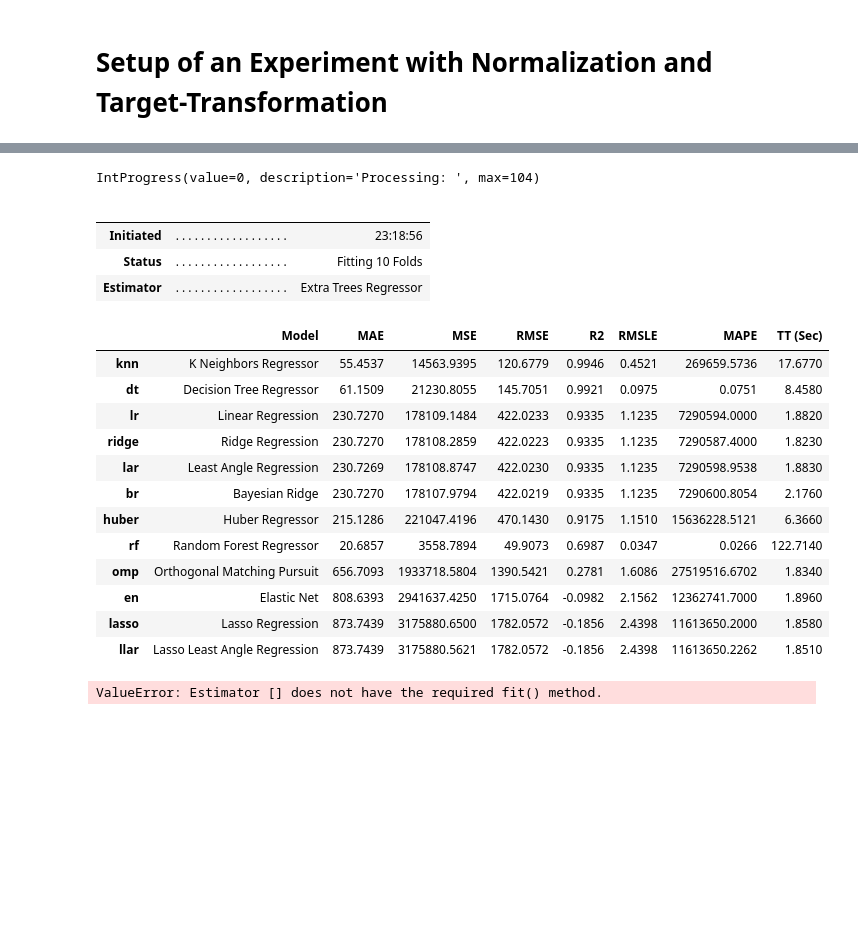
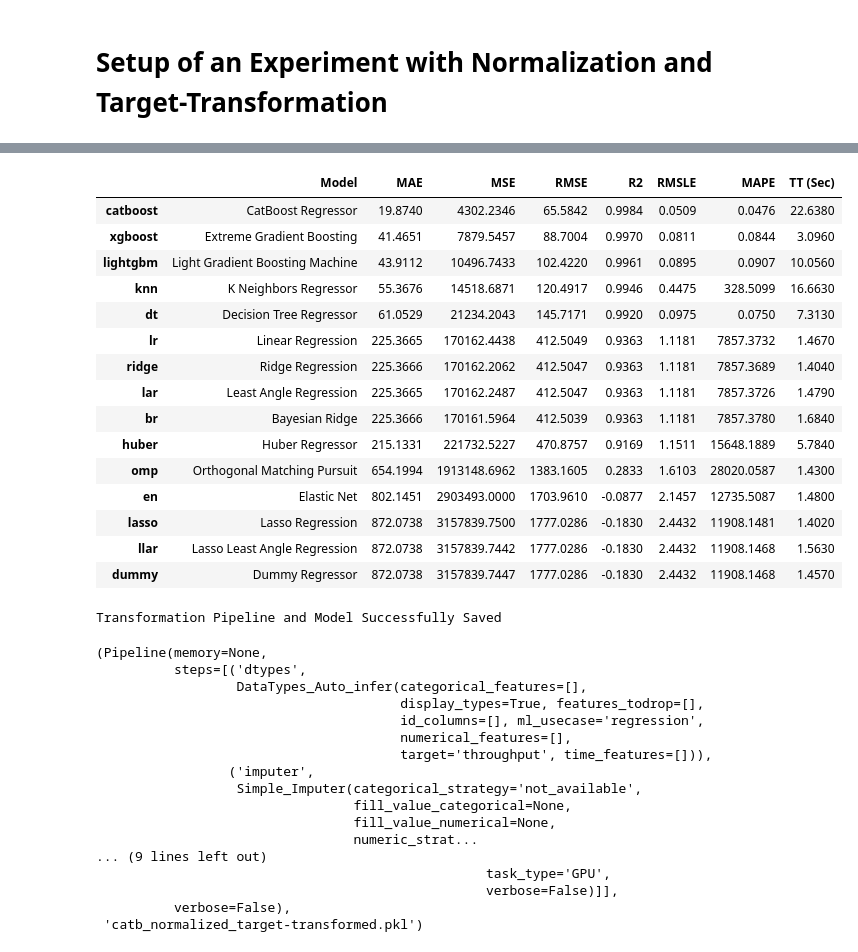
Before and after one commit to johnwslee/Data_Science_Libraries, a Jupyter notebook: PyCaret/Extrucal_ML_test/PyCaret_test_using_extrucal_machine-learning_2nd.ipynb, the cells around one changed output, grey strips where cells are left out. Saved outputs shown, nothing was run; the diff lists cells and outputs as text; code cells hidden in the pictures; blank space fills up the shorter version.

Commit message:
Tried normalization and target-transformation together

```diff
--- a/PyCaret/Extrucal_ML_test/PyCaret_test_using_extrucal_machine-learning_2nd.ipynb
+++ b/PyCaret/Extrucal_ML_test/PyCaret_test_using_extrucal_machine-learning_2nd.ipynb
@@ -180,36 +180,56 @@ experiment = setup(
 # %%
 # Model Selection
 
-model = compare_models(n_select=1)
+model = compare_models(
+    n_select=1,
+    exclude=['rf', 'et', 'ada']   # exclude RandomForest and ExtraTree Regressors due to memory problem
+)
 # %% [output]
-IntProgress(value=0, description='Processing: ', max=104)
-|  |  |  |
-|  |  |  |
-| Initiated | . . . . . . . . . . . . . . . . . . | 23:18:56 |
-| Status | . . . . . . . . . . . . . . . . . . | Fitting 10 Folds |
-| Estimator | . . . . . . . . . . . . . . . . . . | Extra Trees Regressor |
+|  | Model | MAE | MSE | RMSE | R2 | RMSLE | MAPE | TT (Sec) |
+| catboost | CatBoost Regressor | 19.8740 | 4302.2346 | 65.5842 | 0.9984 | 0.0509 | 0.0476 | 22.6380 |
+| xgboost | Extreme Gradient Boosting | 41.4651 | 7879.5457 | 88.7004 | 0.9970 | 0.0811 | 0.0844 | 3.0960 |
+| lightgbm | Light Gradient Boosting Machine | 43.9112 | 10496.7433 | 102.4220 | 0.9961 | 0.0895 | 0.0907 | 10.0560 |
+| knn | K Neighbors Regressor | 55.3676 | 14518.6871 | 120.4917 | 0.9946 | 0.4475 | 328.5099 | 16.6630 |
+| dt | Decision Tree Regressor | 61.0529 | 21234.2043 | 145.7171 | 0.9920 | 0.0975 | 0.0750 | 7.3130 |
+| lr | Linear Regression | 225.3665 | 170162.4438 | 412.5049 | 0.9363 | 1.1181 | 7857.3732 | 1.4670 |
+| ridge | Ridge Regression | 225.3666 | 170162.2062 | 412.5047 | 0.9363 | 1.1181 | 7857.3689 | 1.4040 |
+| lar | Least Angle Regression | 225.3665 | 170162.2487 | 412.5047 | 0.9363 | 1.1181 | 7857.3726 | 1.4790 |
+| br | Bayesian Ridge | 225.3666 | 170161.5964 | 412.5039 | 0.9363 | 1.1181 | 7857.3780 | 1.6840 |
+| huber | Huber Regressor | 215.1331 | 221732.5227 | 470.8757 | 0.9169 | 1.1511 | 15648.1889 | 5.7840 |
+| omp | Orthogonal Matching Pursuit | 654.1994 | 1913148.6962 | 1383.1605 | 0.2833 | 1.6103 | 28020.0587 | 1.4300 |
+| en | Elastic Net | 802.1451 | 2903493.0000 | 1703.9610 | -0.0877 | 2.1457 | 12735.5087 | 1.4800 |
+| lasso | Lasso Regression | 872.0738 | 3157839.7500 | 1777.0286 | -0.1830 | 2.4432 | 11908.1481 | 1.4020 |
+| llar | Lasso Least Angle Regression | 872.0738 | 3157839.7442 | 1777.0286 | -0.1830 | 2.4432 | 11908.1468 | 1.5630 |
+| dummy | Dummy Regressor | 872.0738 | 3157839.7447 | 1777.0286 | -0.1830 | 2.4432 | 11908.1468 | 1.4570 |
-|  | Model | MAE | MSE | RMSE | R2 | RMSLE | MAPE | TT (Sec) |
-| knn | K Neighbors Regressor | 55.4537 | 14563.9395 | 120.6779 | 0.9946 | 0.4521 | 269659.5736 | 17.6770 |
-| dt | Decision Tree Regressor | 61.1509 | 21230.8055 | 145.7051 | 0.9921 | 0.0975 | 0.0751 | 8.4580 |
-| lr | Linear Regression | 230.7270 | 178109.1484 | 422.0233 | 0.9335 | 1.1235 | 7290594.0000 | 1.8820 |
-| ridge | Ridge Regression | 230.7270 | 178108.2859 | 422.0223 | 0.9335 | 1.1235 | 7290587.4000 | 1.8230 |
-| lar | Least Angle Regression | 230.7269 | 178108.8747 | 422.0230 | 0.9335 | 1.1235 | 7290598.9538 | 1.8830 |
-| br | Bayesian Ridge | 230.7270 | 178107.9794 | 422.0219 | 0.9335 | 1.1235 | 7290600.8054 | 2.1760 |
-| huber | Huber Regressor | 215.1286 | 221047.4196 | 470.1430 | 0.9175 | 1.1510 | 15636228.5121 | 6.3660 |
-| rf | Random Forest Regressor | 20.6857 | 3558.7894 | 49.9073 | 0.6987 | 0.0347 | 0.0266 | 122.7140 |
-| omp | Orthogonal Matching Pursuit | 656.7093 | 1933718.5804 | 1390.5421 | 0.2781 | 1.6086 | 27519516.6702 | 1.8340 |
-| en | Elastic Net | 808.6393 | 2941637.4250 | 1715.0764 | -0.0982 | 2.1562 | 12362741.7000 | 1.8960 |
-| lasso | Lasso Regression | 873.7439 | 3175880.6500 | 1782.0572 | -0.1856 | 2.4398 | 11613650.2000 | 1.8580 |
-| llar | Lasso Least Angle Regression | 873.7439 | 3175880.5621 | 1782.0572 | -0.1856 | 2.4398 | 11613650.2262 | 1.8510 |
 # %%
 # Model Optimization
 
-tuned_model = tune_model(model)
+# tuned_model = tune_model(model)   <- Gives Error
-# %% [output]
-ValueError: Estimator [] does not have the required fit() method.
 # %%
 # Finalize model
-finalized_model = finalize_model(tuned_model)
+# finalized_model = finalize_model(tuned_model)
+
+# Just use not-tuned model
+finalized_model = finalize_model(model)
 
 # save model to disk
 save_model(finalized_model, 'catb_normalized_target-transformed')
+# %% [output]
+Transformation Pipeline and Model Successfully Saved
+(Pipeline(memory=None,
+          steps=[('dtypes',
+                  DataTypes_Auto_infer(categorical_features=[],
+                                       display_types=True, features_todrop=[],
+                                       id_columns=[], ml_usecase='regression',
+                                       numerical_features=[],
+                                       target='throughput', time_features=[])),
+                 ('imputer',
+                  Simple_Imputer(categorical_strategy='not_available',
+                                 fill_value_categorical=None,
+                                 fill_value_numerical=None,
+                                 numeric_strat...
+... (9 lines left out)
+                                                  task_type='GPU',
+                                                  verbose=False)]],
+          verbose=False),
+ 'catb_normalized_target-transformed.pkl')
```
Also changed, not shown: parts of 2 cells of this notebook, 1 other file.
